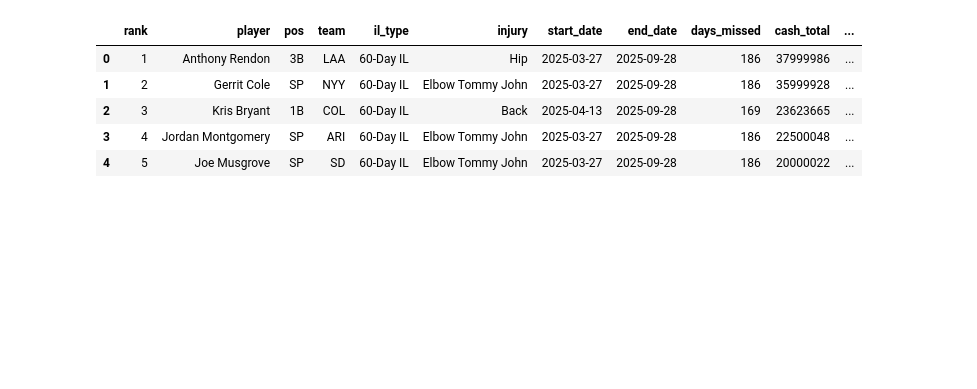
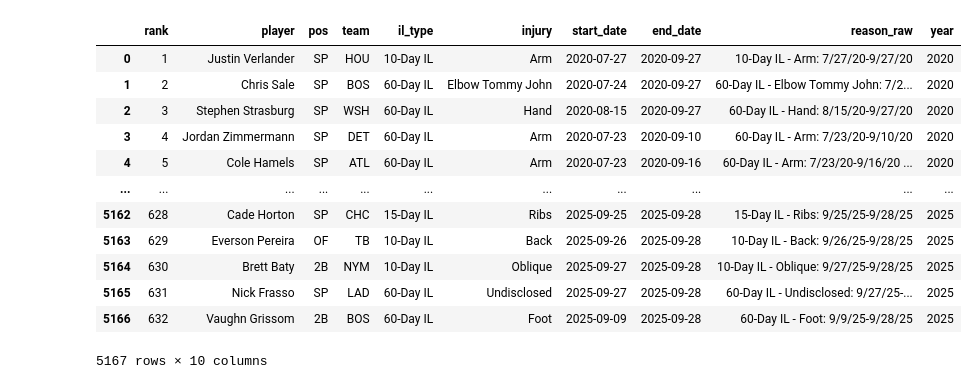
Before and after one commit to SatrunsDream/Workload-effect-on-pitcher-injury, a Jupyter notebook: WebScraping.ipynb, the cells around one changed output. Saved outputs shown, nothing was run; the diff lists cells and outputs as text; code cells hidden in the pictures; blank space fills up the shorter version.

```diff
--- a/WebScraping.ipynb
+++ b/WebScraping.ipynb
@@ -305,17 +305,24 @@ def scrape_spotrac_years(years: List[int], sleep_sec: float = 1.0) -> Tuple[Dict
     combined = pd.concat(frames, ignore_index=True) if frames else pd.DataFrame()
     return tables, combined
 # %%
-years = [2025]
+years = [2020, 2021, 2022, 2023, 2024, 2025]
 tables, combined = scrape_spotrac_years(years)
 
 # Inspect
 {y: df.shape for y, df in tables.items()}
-combined.head()
+combined
 # %% [output]
-|  | rank | player | pos | team | il_type | injury | start_date | end_date | days_missed | cash_total | ... |
-| 0 | 1 | Anthony Rendon | 3B | LAA | 60-Day IL | Hip | 2025-03-27 | 2025-09-28 | 186 | 37999986 | ... |
-| 1 | 2 | Gerrit Cole | SP | NYY | 60-Day IL | Elbow Tommy John | 2025-03-27 | 2025-09-28 | 186 | 35999928 | ... |
-| 2 | 3 | Kris Bryant | 1B | COL | 60-Day IL | Back | 2025-04-13 | 2025-09-28 | 169 | 23623665 | ... |
-| 3 | 4 | Jordan Montgomery | SP | ARI | 60-Day IL | Elbow Tommy John | 2025-03-27 | 2025-09-28 | 186 | 22500048 | ... |
-| 4 | 5 | Joe Musgrove | SP | SD | 60-Day IL | Elbow Tommy John | 2025-03-27 | 2025-09-28 | 186 | 20000022 | ... |
+|  | rank | player | pos | team | il_type | injury | start_date | end_date | reason_raw | year |
+| 0 | 1 | Justin Verlander | SP | HOU | 10-Day IL | Arm | 2020-07-27 | 2020-09-27 | 10-Day IL - Arm: 7/27/20-9/27/20 | 2020 |
+| 1 | 2 | Chris Sale | SP | BOS | 60-Day IL | Elbow Tommy John | 2020-07-24 | 2020-09-27 | 60-Day IL - Elbow Tommy John: 7/2... | 2020 |
+| 2 | 3 | Stephen Strasburg | SP | WSH | 60-Day IL | Hand | 2020-08-15 | 2020-09-27 | 60-Day IL - Hand: 8/15/20-9/27/20 | 2020 |
+| 3 | 4 | Jordan Zimmermann | SP | DET | 60-Day IL | Arm | 2020-07-23 | 2020-09-10 | 60-Day IL - Arm: 7/23/20-9/10/20 | 2020 |
+| 4 | 5 | Cole Hamels | SP | ATL | 60-Day IL | Arm | 2020-07-23 | 2020-09-16 | 60-Day IL - Arm: 7/23/20-9/16/20 ... | 2020 |
+| ... | ... | ... | ... | ... | ... | ... | ... | ... | ... | ... |
+| 5162 | 628 | Cade Horton | SP | CHC | 15-Day IL | Ribs | 2025-09-25 | 2025-09-28 | 15-Day IL - Ribs: 9/25/25-9/28/25 | 2025 |
+| 5163 | 629 | Everson Pereira | OF | TB | 10-Day IL | Back | 2025-09-26 | 2025-09-28 | 10-Day IL - Back: 9/26/25-9/28/25 | 2025 |
+| 5164 | 630 | Brett Baty | 2B | NYM | 10-Day IL | Oblique | 2025-09-27 | 2025-09-28 | 10-Day IL - Oblique: 9/27/25-9/28/25 | 2025 |
+| 5165 | 631 | Nick Frasso | SP | LAD | 60-Day IL | Undisclosed | 2025-09-27 | 2025-09-28 | 60-Day IL - Undisclosed: 9/27/25-... | 2025 |
+| 5166 | 632 | Vaughn Grissom | 2B | BOS | 60-Day IL | Foot | 2025-09-09 | 2025-09-28 | 60-Day IL - Foot: 9/9/25-9/28/25 | 2025 |
+5167 rows × 10 columns
 # %%
```
Also changed, not shown: parts of 1 cell of this notebook, 2 other files.
